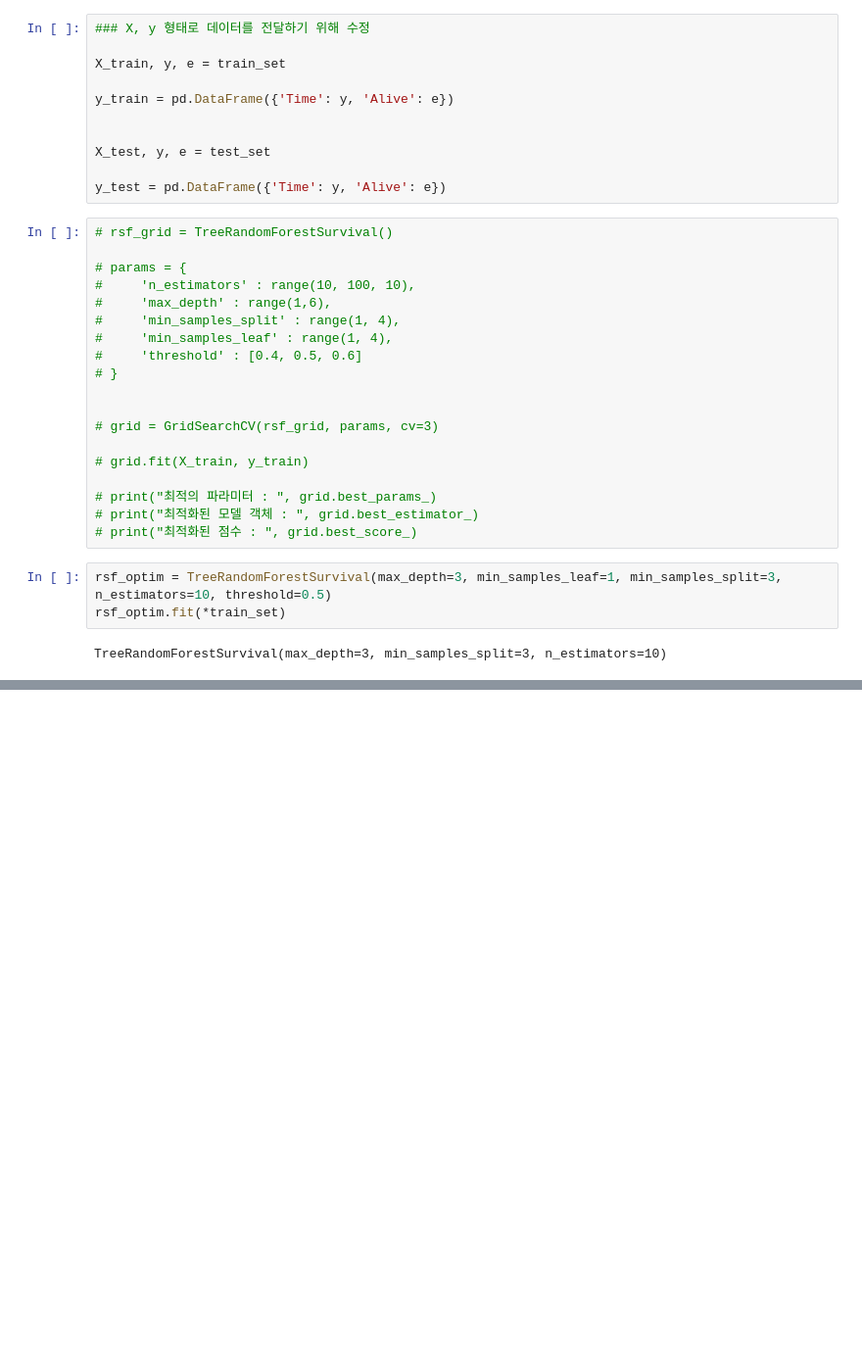
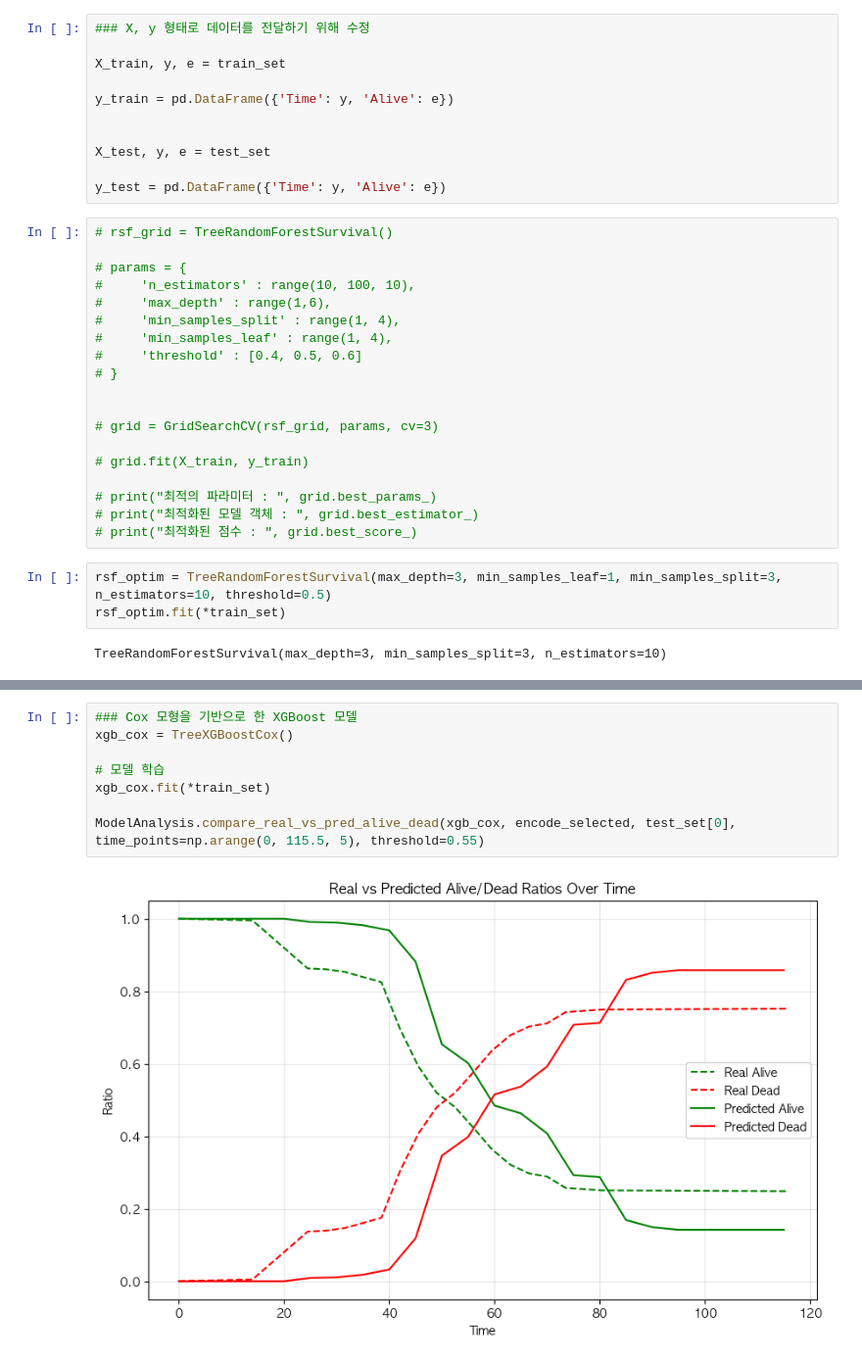
Before and after one commit to SKNetworks-AI19-250818/SKN19-mini-3Team, a Jupyter notebook: model_run.ipynb, the cells around one changed output, grey strips where cells are left out. Shown at 98% size. Drawn from its saved outputs; the diff is of its cells as text; blank space fills up the shorter version.

```diff
--- a/model_run.ipynb
+++ b/model_run.ipynb
@@ -249,3 +249,13 @@ ModelAnalysis.compare_real_vs_pred_alive_dead(rsf, encode_selected, test_set[0],
+# %%
+### Cox 모형을 기반으로 한 XGBoost 모델
+xgb_cox = TreeXGBoostCox()
+
+# 모델 학습
+xgb_cox.fit(*train_set)
+
+ModelAnalysis.compare_real_vs_pred_alive_dead(xgb_cox, encode_selected, test_set[0], time_points=np.arange(0, 115.5, 5), threshold=0.55)
+# %% [output]
+[figure, added]
 # %%
 ModelAnalysis.rsf_score_over_time(rsf_optim, test_set, t_max=115.5, n_points=100)
 # %% [output]
```
Also changed, not shown: parts of 5 cells of this notebook, 3 other files.
